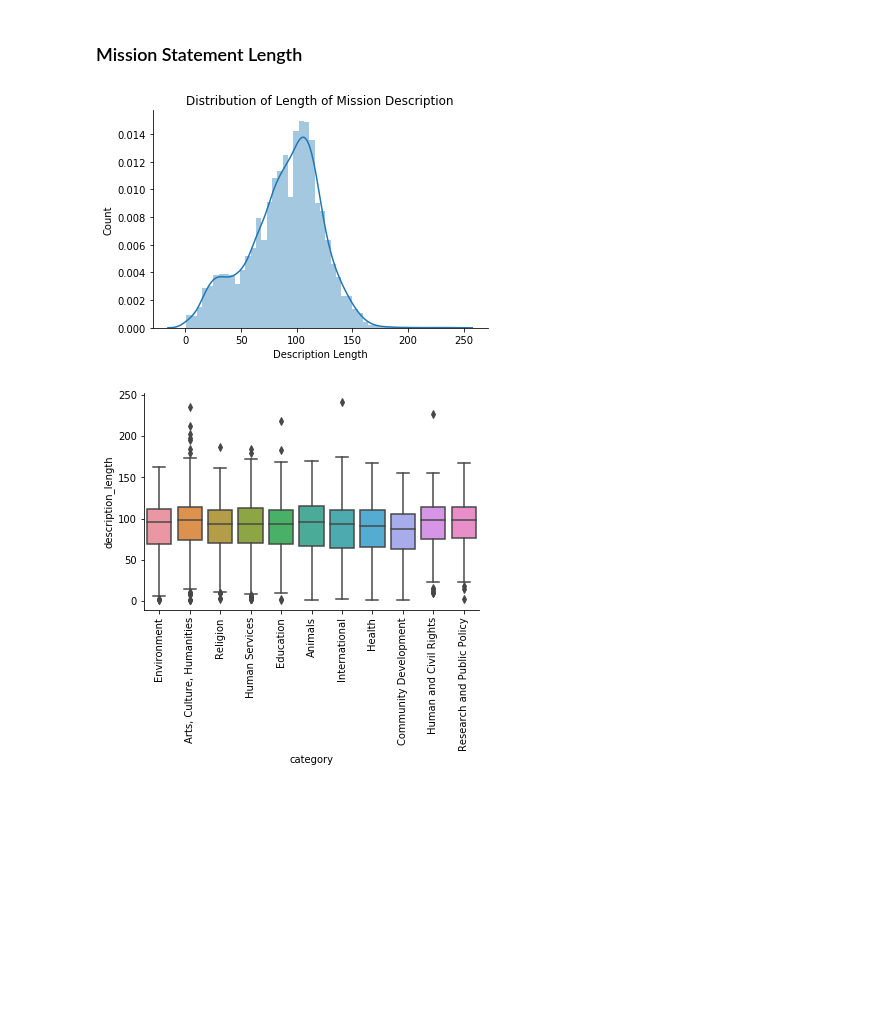
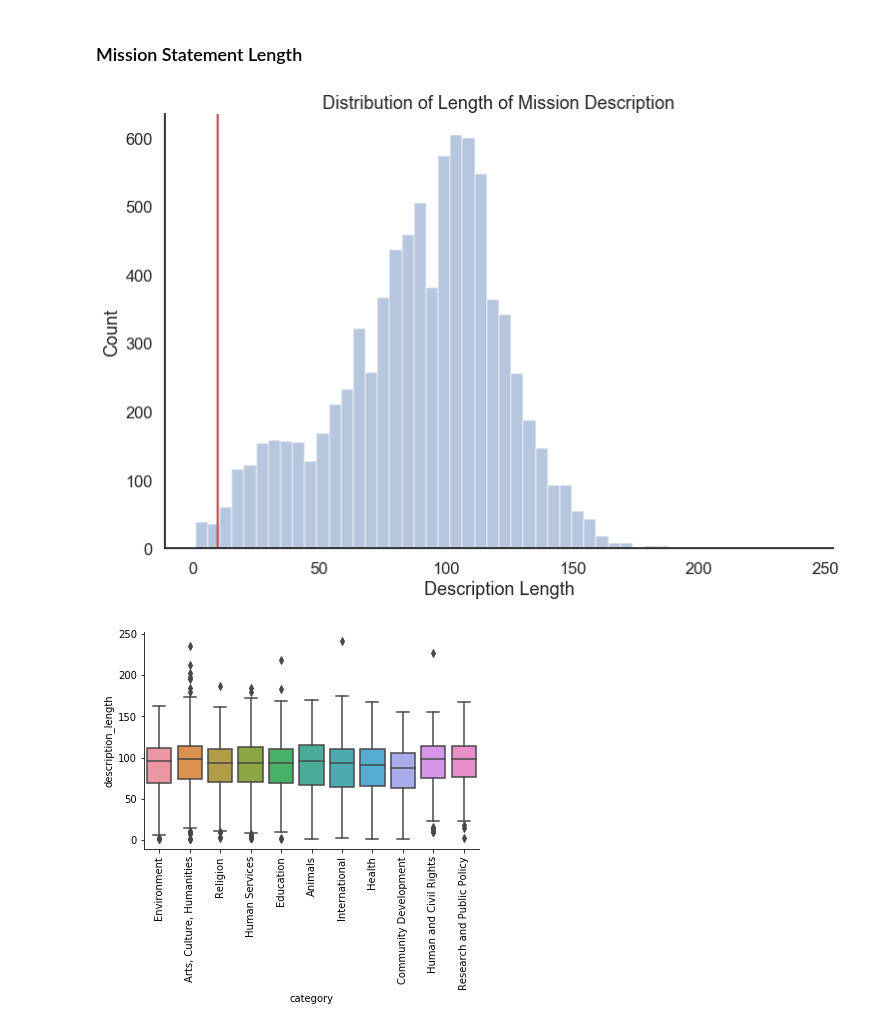
Before and after one commit to achanales/Giver, a Jupyter notebook: notebooks/1.0-eda_charity.ipynb, the cells around one changed output. Cells and saved outputs as stored; diff of their text form; code cells hidden in the pictures; blank space fills up the shorter version.

```diff
--- a/notebooks/1.0-eda_charity.ipynb
+++ b/notebooks/1.0-eda_charity.ipynb
@@ -11,7 +11,7 @@ Populating the interactive namespace from numpy and matplotlib
 # %% [markdown]
 ## Load Data
 # %%
-file_name = '/Users/avichanales/Dropbox/Insight/Project/insight_project/data/external/charity_data.csv'
+file_name = '/Users/avichanales/Dropbox/Insight/Project/Giver/data/external/charity_data_raw.csv'
 all_charity = pd.read_csv(file_name)
 # %%
 all_charity.columns
@@ -126,3 +126,12 @@ subcat_count.sort_values(by=['category'])
 | 25 | Religious Activities | Religion | 306 |
 | 21 | Non-Medical Science & Technology ... | Research and Public Policy | 29 |
 | 29 | Social and Public Policy Research | Research and Public Policy | 176 |
+# %%
+sns.set(rc={'figure.figsize':(30,8)},)
+sns.set_style("white")
+sns.set_context("paper")
+sns.catplot(x = 'subcategory', y = 'ein', kind = 'bar', aspect = 2, data = subcat_count)
+plt.xticks(rotation=90)
+plt.xlabel('')
+plt.ylabel('Count')
+plt.title('Distribution over Subcategories')
@@ -140,9 +152,13 @@ Text(0.5,1,'Distribution over Size')
 # %% [markdown]
 ### Charity Navigator Score
 # %%
-sns.distplot(all_charity['score'])
+sns.set(rc={'figure.figsize':(12,8)},)
+sns.set_style("white")
+sns.set_context("talk")
+sns.distplot(all_charity['score'],kde = False)
+plt.axvline(x = np.percentile(all_charity['score'], 25),color = 'r')
 plt.xlabel('Charity Score')
 plt.ylabel('Count')
-plt.title('Distribution of Charity Scores')
+plt.title('Distribution of Charity Rating Scores')
 sns.despine()
 # %% [output]
@@ -157,13 +173,17 @@ np.percentile(all_charity['score'], 25)
 #Create column that counts number of words in article
 all_charity['description_length'] = all_charity.apply(lambda x: len(x['description'].split(" ")),axis=1)
 # %%
-sns.distplot(all_charity['description_length'])
+sns.set(rc={'figure.figsize':(12,8)},)
+sns.set_style("white")
+sns.set_context("talk")
+sns.distplot(all_charity['description_length'],kde = False)
+plt.axvline(x = 10,color = 'r')
 plt.xlabel('Description Length')
 plt.ylabel('Count')
 plt.title('Distribution of Length of Mission Description')
 sns.despine()
 # %% [output]
-[figure, old version]
+[figure, new version]
 # %%
 ## Description length x category
 
```
Also changed, not shown: parts of 3 cells of this notebook, 22 other files.
